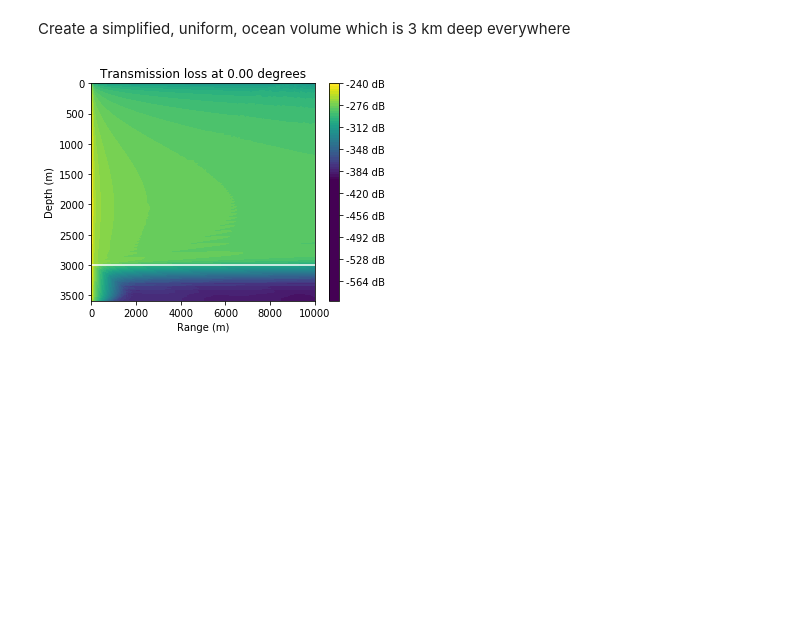
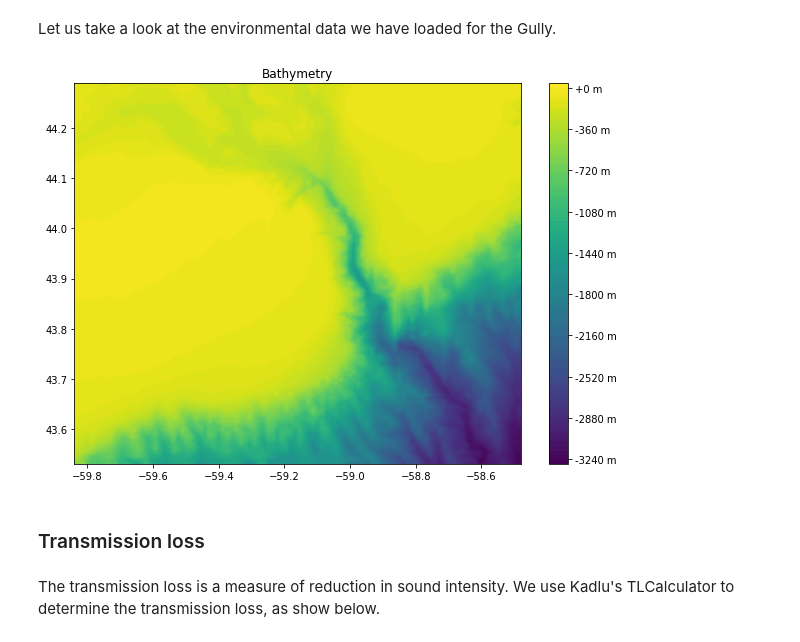
Before and after one commit to cxzhangqi/kadlu, a Jupyter notebook: playroom/transmission_loss.ipynb, the cells around one changed output. Cells and saved outputs as stored; diff of their text form; code cells hidden in the pictures; blank space fills up the shorter version.

```diff
--- a/playroom/transmission_loss.ipynb
+++ b/playroom/transmission_loss.ipynb
@@ -13,0 +29,9 @@ Create a simplified, uniform, seabed with the following properties:
+# %%
+ocean_gully = Ocean(default=False, cache=True, fetch=True,
+                    load_bathymetry='chs',
+                    #load_temp='hycom',
+                    #load_salinity='hycom',
+                    south=43.53, north=44.29,
+                    west=-59.84, east=-58.48,
+                    start=datetime(2015,1,1),
+                    end=datetime(2015,1,2))
@@ -16,2 +49,0 @@ s = Seafloor(thickness=500, c=1700, density=1.5, loss=0.5)
-# %% [markdown]
-Create a simplified, uniform, ocean volume which is 3 km deep everywhere
@@ -20 +50,25 @@ o = Ocean(default=False, load_bathymetry=-3000)
+# %% [markdown]
+Let us take a look at the environmental data we have loaded for the Gully.
+# %%
+# create axes
+lat   = np.linspace(43.53, 44.29, 100)
+lon   = np.linspace(-59.84, -58.48, 100)
+
+# interpolate bathy, temp, salinity
+bathy    = ocean_gully.bathy(lat=lat, lon=lon, grid=True)
+temp     = ocean_gully.temp(lat=lat, lon=lon, z=[-10], grid=True)      #temp at 10m depth
+salinity = ocean_gully.salinity(lat=lat, lon=lon, z=[-10], grid=True)  #salinity at 10m depth
+
+# draw bathymetry
+plt.figure(figsize=(10,7))
+plt.contourf(lon, lat, bathy, 100)
+plt.colorbar(format='%+2.0f m')
+plt.title('Bathymetry')
+plt.show()
+# %% [output]
+[figure, added]
+# %% [markdown]
+### Transmission loss
+# %% [markdown]
+The transmission loss is a measure of reduction in sound intensity. We use Kadlu's TLCalculator to determine the transmission loss, as show below.
 # %%
@@ -29,4 +83,0 @@ tl.run(frequency=200, source_depth=-2, source_lat=45, source_lon=60, vertical_sl
-# %%
-fig = tl.plot_vertical(show_bathy=True)
-# %% [output]
-[figure, removed]
```
Also changed, not shown: parts of 23 cells of this notebook, 2 other files.
